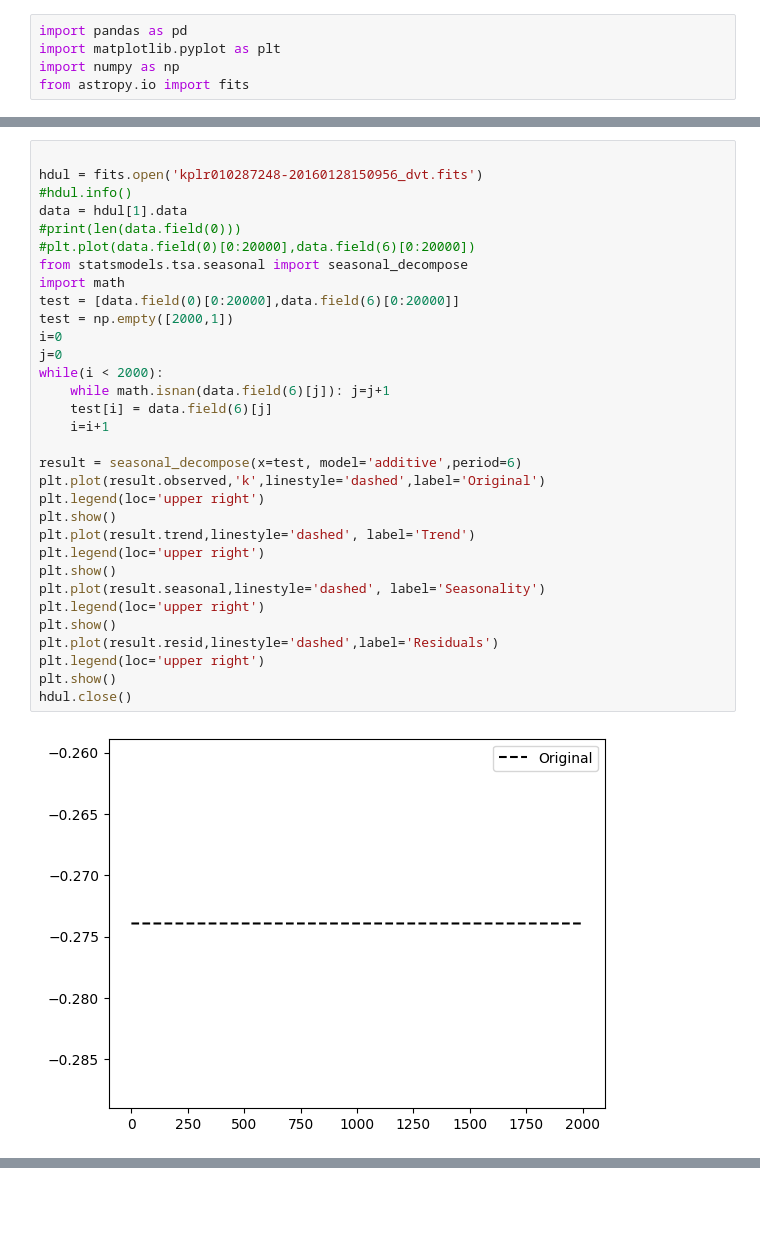
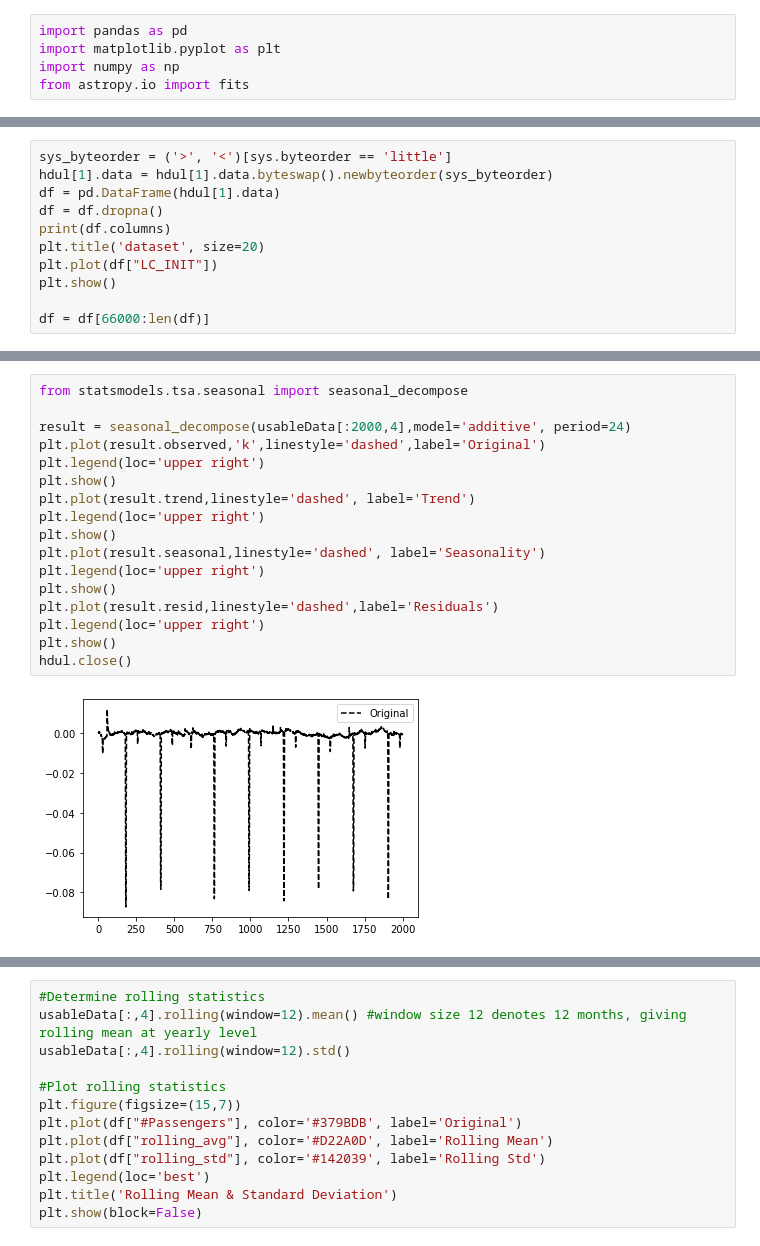
Before and after one commit to Zekarim/anseqdata-exoplanet, a Jupyter notebook: datashow.ipynb, the cells around one changed output, grey strips where cells are left out. Saved outputs shown, nothing was run; the diff lists cells and outputs as text; blank space fills up the shorter version.

```diff
--- a/datashow.ipynb
+++ b/datashow.ipynb
@@ -5,0 +28,11 @@ from astropy.io import fits
+# %%
+sys_byteorder = ('>', '<')[sys.byteorder == 'little']
+hdul[1].data = hdul[1].data.byteswap().newbyteorder(sys_byteorder)
+df = pd.DataFrame(hdul[1].data)
+df = df.dropna()
+print(df.columns)
+plt.title('dataset', size=20)
+plt.plot(df["LC_INIT"])
+plt.show()
+
+df = df[66000:len(df)]
@@ -6,34 +109,19 @@ from astropy.io import fits
 # %%
+from statsmodels.tsa.seasonal import seasonal_decompose
 
-hdul = fits.open('kplr010287248-20160128150956_dvt.fits')
-#hdul.info()
-data = hdul[1].data
-#print(len(data.field(0)))
-#plt.plot(data.field(0)[0:20000],data.field(6)[0:20000])
-from statsmodels.tsa.seasonal import seasonal_decompose
-import math
-test = [data.field(0)[0:20000],data.field(6)[0:20000]]
-test = np.empty([2000,1])
-i=0
-j=0
-while(i < 2000):
-    while math.isnan(data.field(6)[j]): j=j+1
-    test[i] = data.field(6)[j]
-    i=i+1
-
-result = seasonal_decompose(x=test, model='additive',period=6)
+result = seasonal_decompose(usableData[:2000,4],model='additive', period=24)
 plt.plot(result.observed,'k',linestyle='dashed',label='Original')
 plt.legend(loc='upper right')
 plt.show()
 plt.plot(result.trend,linestyle='dashed', label='Trend')
 plt.legend(loc='upper right')
 plt.show()
 plt.plot(result.seasonal,linestyle='dashed', label='Seasonality')
 plt.legend(loc='upper right')
 plt.show()
 plt.plot(result.resid,linestyle='dashed',label='Residuals')
 plt.legend(loc='upper right')
 plt.show()
 hdul.close()
 # %% [output]
-[figure, old version]
+[figure, new version]
@@ -42,0 +131,13 @@ hdul.close()
+# %%
+#Determine rolling statistics
+usableData[:,4].rolling(window=12).mean() #window size 12 denotes 12 months, giving rolling mean at yearly level
+usableData[:,4].rolling(window=12).std()
+
+#Plot rolling statistics
+plt.figure(figsize=(15,7))
+plt.plot(df["#Passengers"], color='#379BDB', label='Original')
+plt.plot(df["rolling_avg"], color='#D22A0D', label='Rolling Mean')
+plt.plot(df["rolling_std"], color='#142039', label='Rolling Std')
+plt.legend(loc='best')
+plt.title('Rolling Mean & Standard Deviation')
+plt.show(block=False)
```
Also changed, not shown: parts of 26 cells of this notebook, 4 other files.
